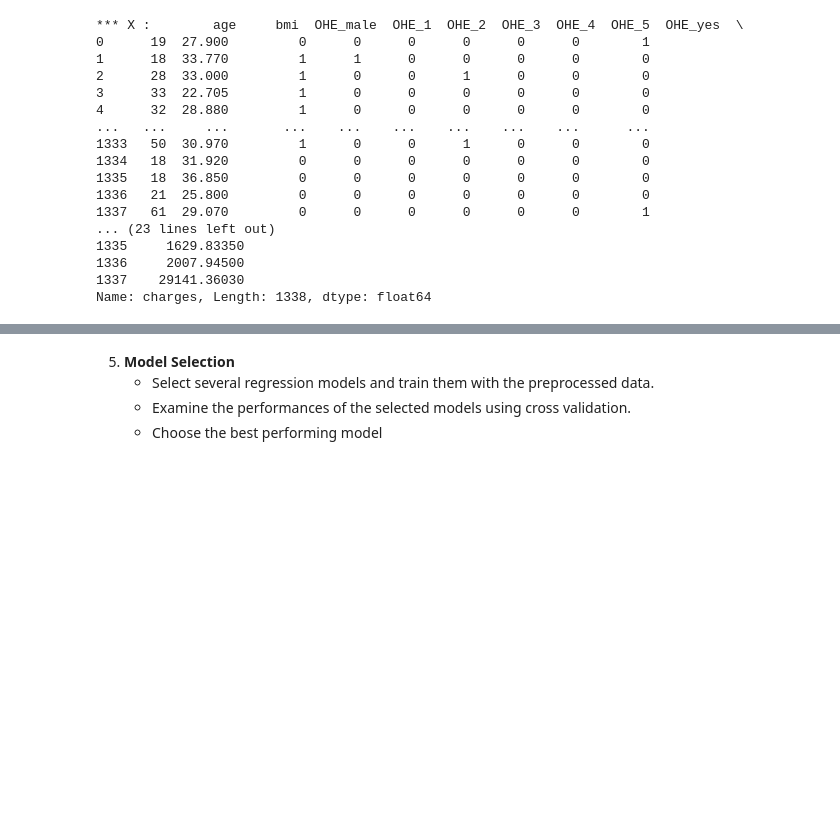
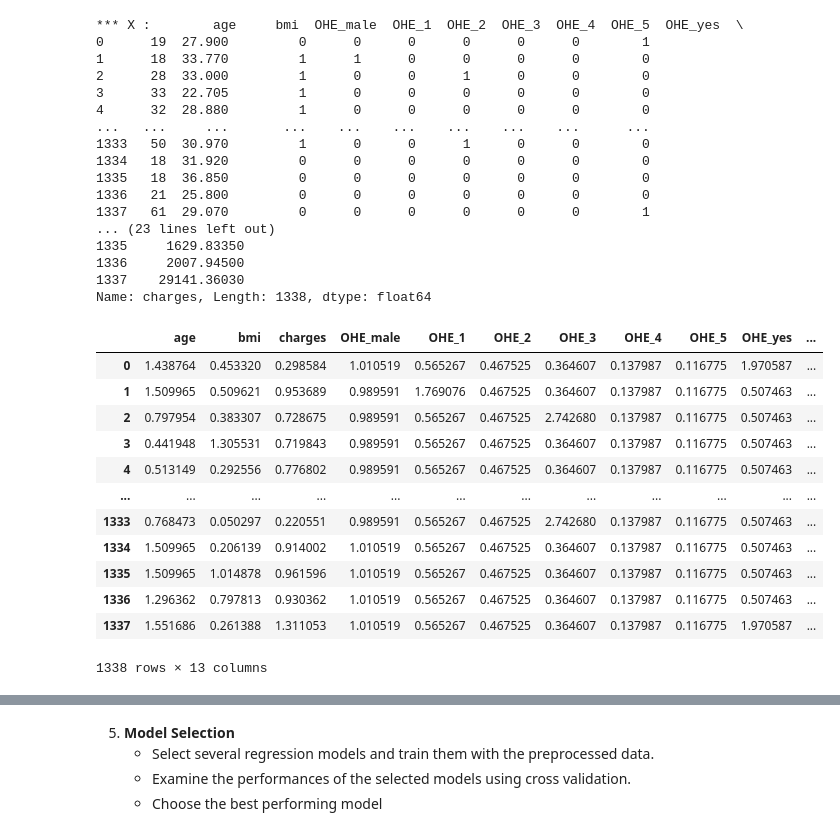
Before and after one commit to gr-uzun/medical-cost-analysis, a Jupyter notebook: medical_cost_analysis_project.ipynb, the cells around one changed output, grey strips where cells are left out. Cells and saved outputs as stored; diff of their text form; code cells hidden in the pictures; blank space fills up the shorter version.

```diff
--- a/medical_cost_analysis_project.ipynb
+++ b/medical_cost_analysis_project.ipynb
@@ -406,3 +408,23 @@ X_train, X_test, y_train, y_test = train_test_split(X,y,test_size=0.3,random_sta
 Name: charges, Length: 1338, dtype: float64
 # %%
 # Scale the dataset by normalizing it(Min-Max Scaling or Standard Scaling).
+# %%
+# Outlier detection with Z-Score
+from scipy import stats
+import numpy as np
+z = np.abs(stats.zscore(df_dummy_variable_trap))
+z
+# %% [output]
+|  | age | bmi | charges | OHE_male | OHE_1 | OHE_2 | OHE_3 | OHE_4 | OHE_5 | OHE_yes | ... |
+| 0 | 1.438764 | 0.453320 | 0.298584 | 1.010519 | 0.565267 | 0.467525 | 0.364607 | 0.137987 | 0.116775 | 1.970587 | ... |
+| 1 | 1.509965 | 0.509621 | 0.953689 | 0.989591 | 1.769076 | 0.467525 | 0.364607 | 0.137987 | 0.116775 | 0.507463 | ... |
+| 2 | 0.797954 | 0.383307 | 0.728675 | 0.989591 | 0.565267 | 0.467525 | 2.742680 | 0.137987 | 0.116775 | 0.507463 | ... |
+| 3 | 0.441948 | 1.305531 | 0.719843 | 0.989591 | 0.565267 | 0.467525 | 0.364607 | 0.137987 | 0.116775 | 0.507463 | ... |
+| 4 | 0.513149 | 0.292556 | 0.776802 | 0.989591 | 0.565267 | 0.467525 | 0.364607 | 0.137987 | 0.116775 | 0.507463 | ... |
+| ... | ... | ... | ... | ... | ... | ... | ... | ... | ... | ... | ... |
+| 1333 | 0.768473 | 0.050297 | 0.220551 | 0.989591 | 0.565267 | 0.467525 | 2.742680 | 0.137987 | 0.116775 | 0.507463 | ... |
+| 1334 | 1.509965 | 0.206139 | 0.914002 | 1.010519 | 0.565267 | 0.467525 | 0.364607 | 0.137987 | 0.116775 | 0.507463 | ... |
+| 1335 | 1.509965 | 1.014878 | 0.961596 | 1.010519 | 0.565267 | 0.467525 | 0.364607 | 0.137987 | 0.116775 | 0.507463 | ... |
+| 1336 | 1.296362 | 0.797813 | 0.930362 | 1.010519 | 0.565267 | 0.467525 | 0.364607 | 0.137987 | 0.116775 | 0.507463 | ... |
+| 1337 | 1.551686 | 0.261388 | 1.311053 | 1.010519 | 0.565267 | 0.467525 | 0.364607 | 0.137987 | 0.116775 | 1.970587 | ... |
+1338 rows × 13 columns
```
Also changed, not shown: parts of 10 cells of this notebook.
